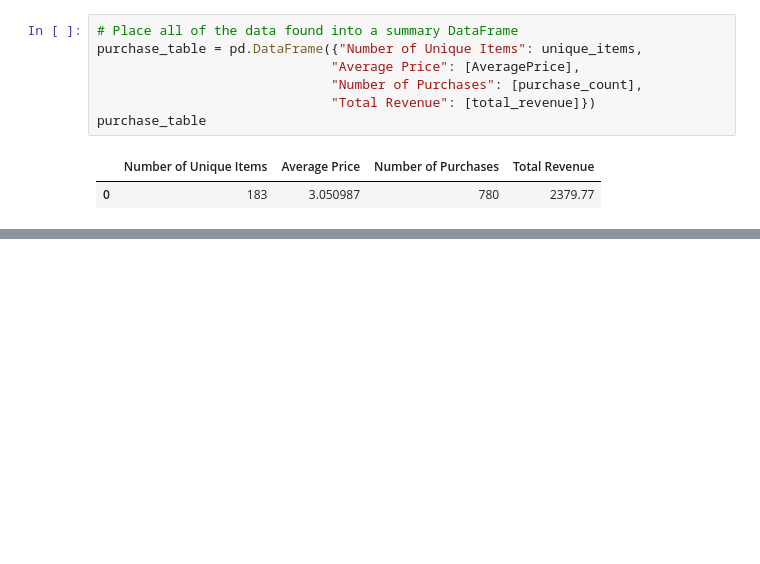
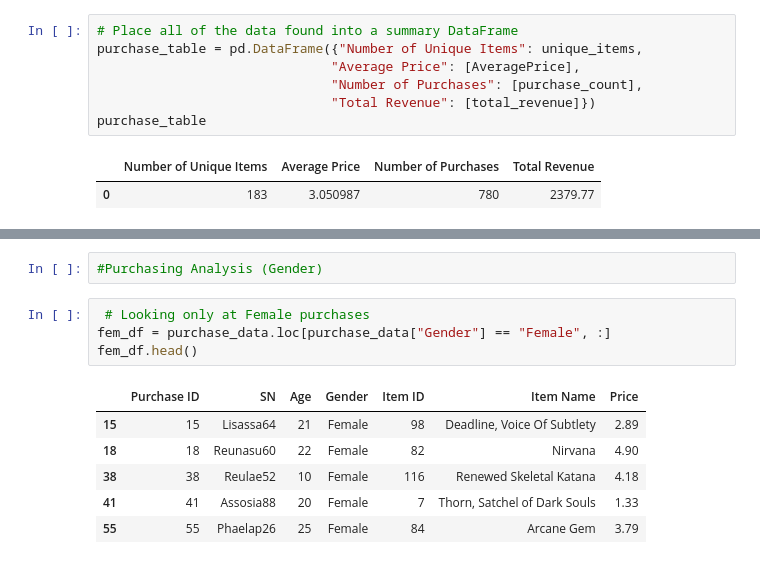
Before and after one commit to kayticodes/HeroesofPymoli, a Jupyter notebook: HeroesOfPy .ipynb, the cells around one changed output, grey strips where cells are left out. Saved outputs shown, nothing was run; the diff lists cells and outputs as text; blank space fills up the shorter version.

```diff
--- a/HeroesOfPy .ipynb
+++ b/HeroesOfPy .ipynb
@@ -66,0 +141,13 @@ purchase_table
+# %%
+#Purchasing Analysis (Gender)
+# %%
+ # Looking only at Female purchases
+fem_df = purchase_data.loc[purchase_data["Gender"] == "Female", :]
+fem_df.head()
+# %% [output]
+|  | Purchase ID | SN | Age | Gender | Item ID | Item Name | Price |
+| 15 | 15 | Lisassa64 | 21 | Female | 98 | Deadline, Voice Of Subtlety | 2.89 |
+| 18 | 18 | Reunasu60 | 22 | Female | 82 | Nirvana | 4.90 |
+| 38 | 38 | Reulae52 | 10 | Female | 116 | Renewed Skeletal Katana | 4.18 |
+| 41 | 41 | Assosia88 | 20 | Female | 7 | Thorn, Satchel of Dark Souls | 1.33 |
+| 55 | 55 | Phaelap26 | 25 | Female | 84 | Arcane Gem | 3.79 |
```
Also changed, not shown: parts of 39 cells of this notebook, 1 other file.
